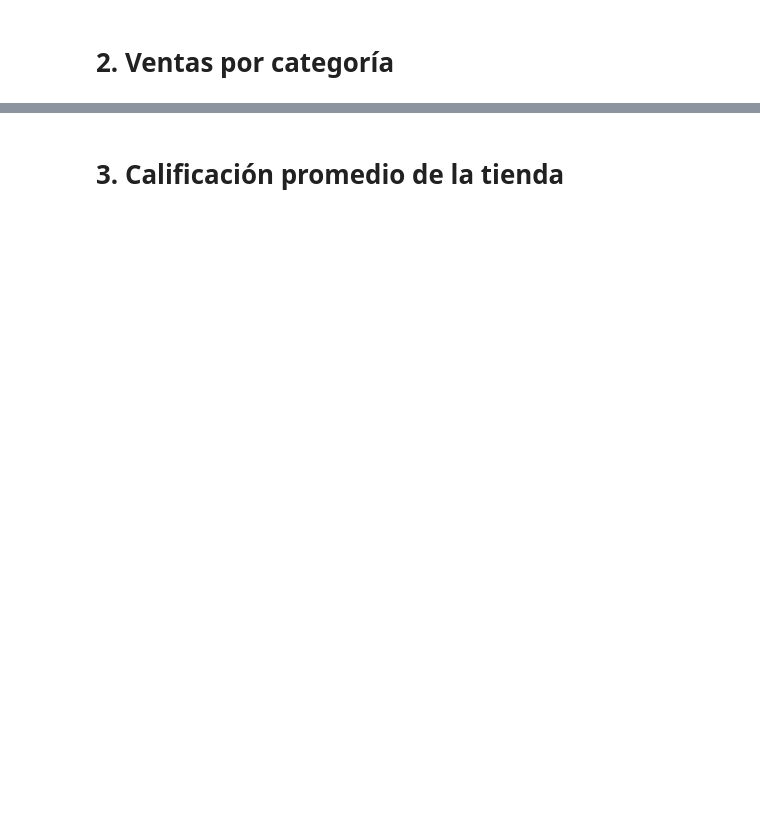
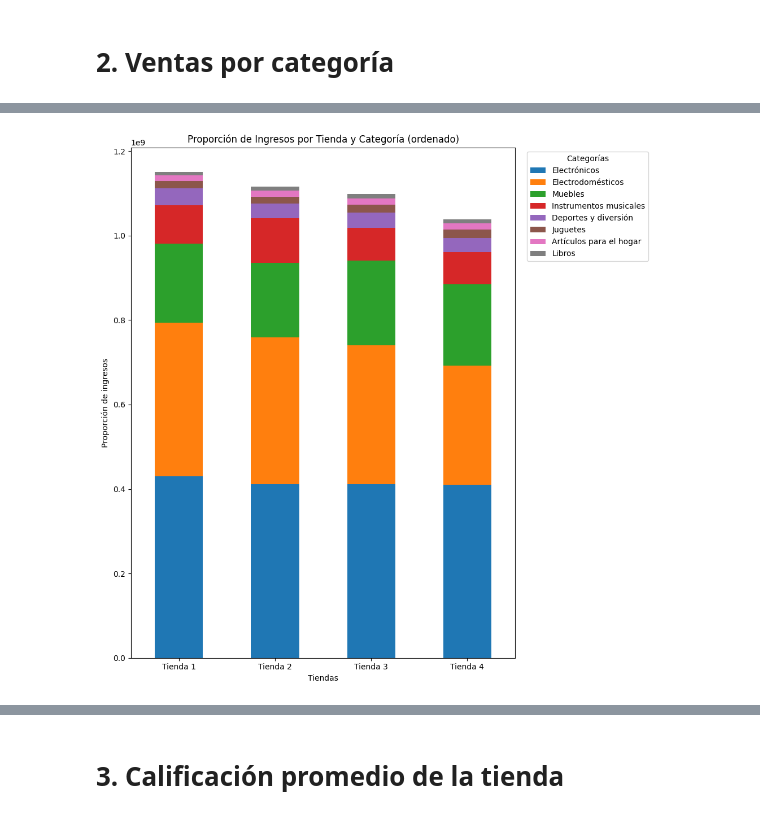
Before and after one commit to sw98cs/ChallengeAluraStoreClaudia, a Jupyter notebook: AluraStoreLatam.ipynb, the cells around one changed output, grey strips where cells are left out. Saved outputs shown, nothing was run; the diff lists cells and outputs as text; code cells hidden in the pictures; blank space fills up the shorter version.

```diff
--- a/AluraStoreLatam.ipynb
+++ b/AluraStoreLatam.ipynb
@@ -34,0 +621,40 @@ warning: You appear to have cloned an empty repository.
+# %%
+import matplotlib.pyplot as plt
+import seaborn as sns
+# Renombrar las columnas 'Precio' a los nombres de las tiendas para facilitar la combinación
+t1 = ventas_categoria_tienda1.rename(columns={'Precio': 'Tienda 1'})
+t2 = ventas_categoria_tienda2.rename(columns={'Precio': 'Tienda 2'})
+t3 = ventas_categoria_tienda3.rename(columns={'Precio': 'Tienda 3'})
+t4 = ventas_categoria_tienda4.rename(columns={'Precio': 'Tienda 4'})
+# Unir por categoria cada tienda
+df_totales_categorias = t1.merge(t2, on='Categoría del Producto') \
+                          .merge(t3, on='Categoría del Producto') \
+                          .merge(t4, on='Categoría del Producto')
+
+# 3. categoría como índice
+df_totales_categorias = df_totales_categorias.set_index('Categoría del Producto')
+
+# 4. Voltear: filas = tiendas, columnas = categorías
+df_tiendas = df_totales_categorias.T   # <-- AQUÍ están los valores reales
+
+# 5. (opcional) ordenar las categorías por total de ventas
+orden_categorias = df_tiendas.sum(axis=0).sort_values(ascending=False).index
+df_tiendas_ordenado = df_tiendas[orden_categorias]
+
+# 3. graficar ya ordenado
+ax = df_tiendas_ordenado.plot(
+    kind='bar',
+    stacked=True,
+    figsize=(10, 10)
+)
+
+plt.title('Proporción de Ingresos por Tienda y Categoría (ordenado)')
+plt.xlabel('Tiendas')
+plt.ylabel('Proporción de ingresos')
+plt.xticks(rotation=0)
+plt.legend(title='Categorías', bbox_to_anchor=(1.02, 1), loc='upper left')
+plt.tight_layout()
+plt.savefig('proporcion_ingresos_Gbarraagrup.png', dpi=300,bbox_inches='tight')
+plt.show()
+# %% [output]
+[figure, added]
```
Also changed, not shown: parts of 84 cells of this notebook.
